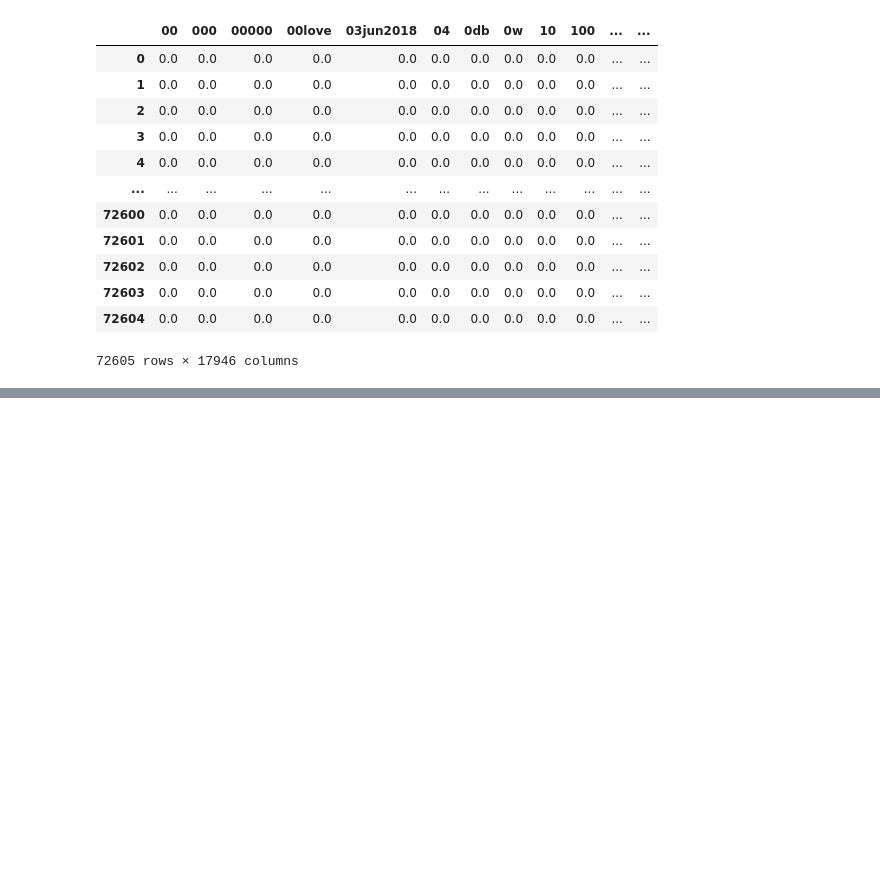
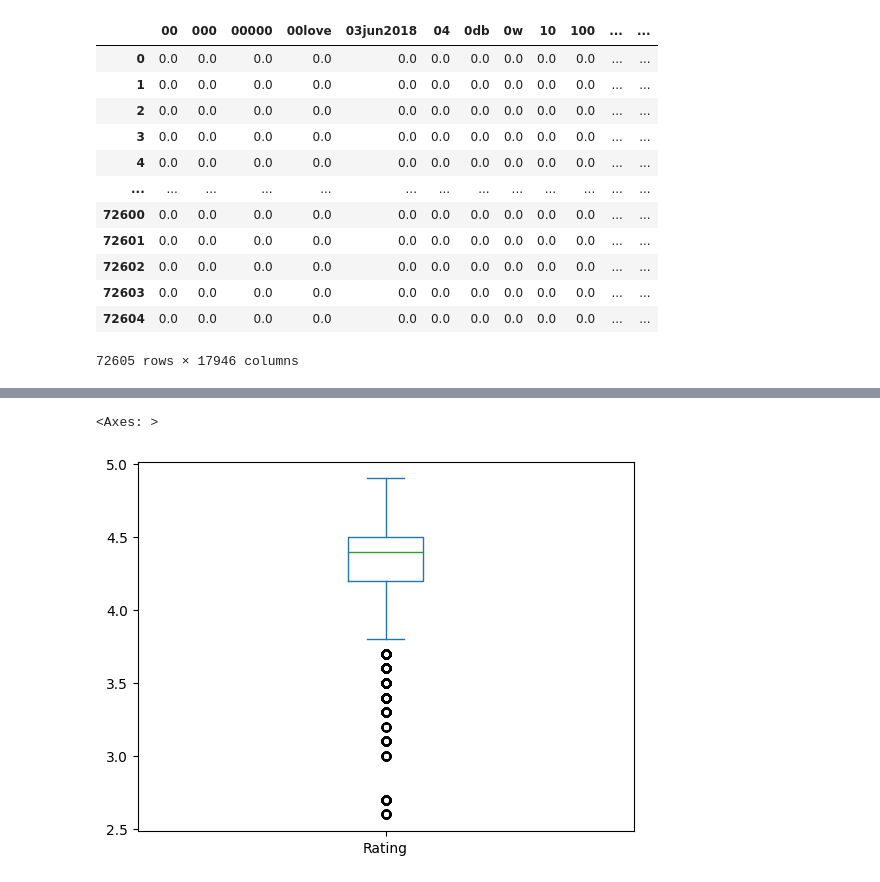
Before and after one commit to hixmatiar/google_play_store_analysis, a Jupyter notebook: main.ipynb, the cells around one changed output, grey strips where cells are left out. Drawn from its saved outputs; the diff is of its cells as text; code cells hidden in the pictures; blank space fills up the shorter version.

```diff
--- a/main.ipynb
+++ b/main.ipynb
@@ -483,0 +490,5 @@ from gen
+# %%
+data['Rating'].plot(kind='box')
+# %% [output]
+<Axes: >
+[figure, added]
```
Also changed, not shown: parts of 9 cells of this notebook.
